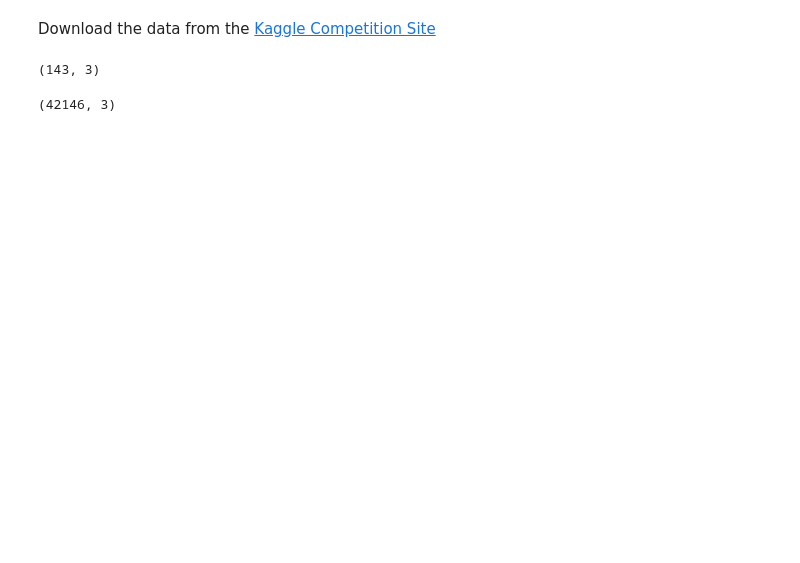
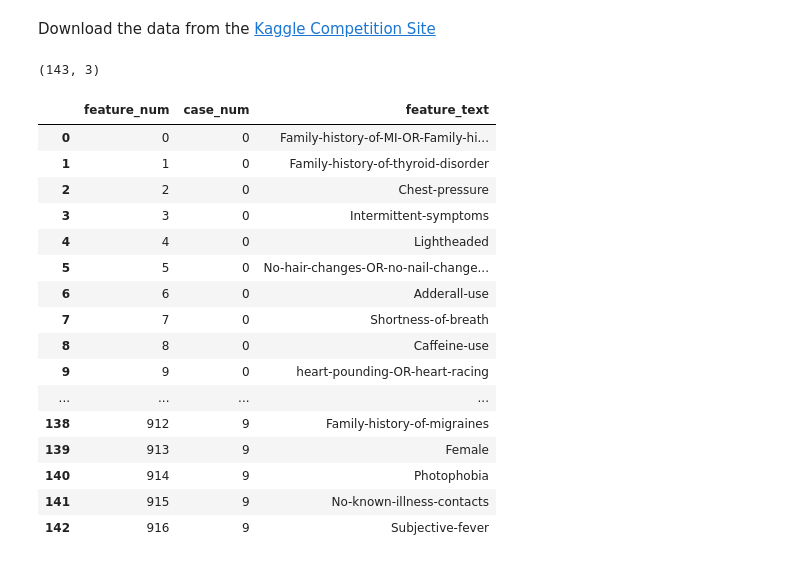
Before and after one commit to codeup-nlp-capstone/clinical_patient_notes, a Jupyter notebook: jag_acquire.ipynb, the cells around one changed output. Cells and saved outputs as stored; diff of their text form; code cells hidden in the pictures; blank space fills up the shorter version.

```diff
--- a/jag_acquire.ipynb
+++ b/jag_acquire.ipynb
@@ -17,6 +17,22 @@ features.shape
 # %% [output]
 (143, 3)
 # %%
-features.groupby('case_num').
+features
 # %% [output]
-(42146, 3)
+|  | feature_num | case_num | feature_text |
+| 0 | 0 | 0 | Family-history-of-MI-OR-Family-hi... |
+| 1 | 1 | 0 | Family-history-of-thyroid-disorder |
+| 2 | 2 | 0 | Chest-pressure |
+| 3 | 3 | 0 | Intermittent-symptoms |
+| 4 | 4 | 0 | Lightheaded |
+| 5 | 5 | 0 | No-hair-changes-OR-no-nail-change... |
+| 6 | 6 | 0 | Adderall-use |
+| 7 | 7 | 0 | Shortness-of-breath |
+| 8 | 8 | 0 | Caffeine-use |
+| 9 | 9 | 0 | heart-pounding-OR-heart-racing |
+| ... | ... | ... | ... |
+| 138 | 912 | 9 | Family-history-of-migraines |
+| 139 | 913 | 9 | Female |
+| 140 | 914 | 9 | Photophobia |
+| 141 | 915 | 9 | No-known-illness-contacts |
+| 142 | 916 | 9 | Subjective-fever |
```
Also changed, not shown: 2 other files.
